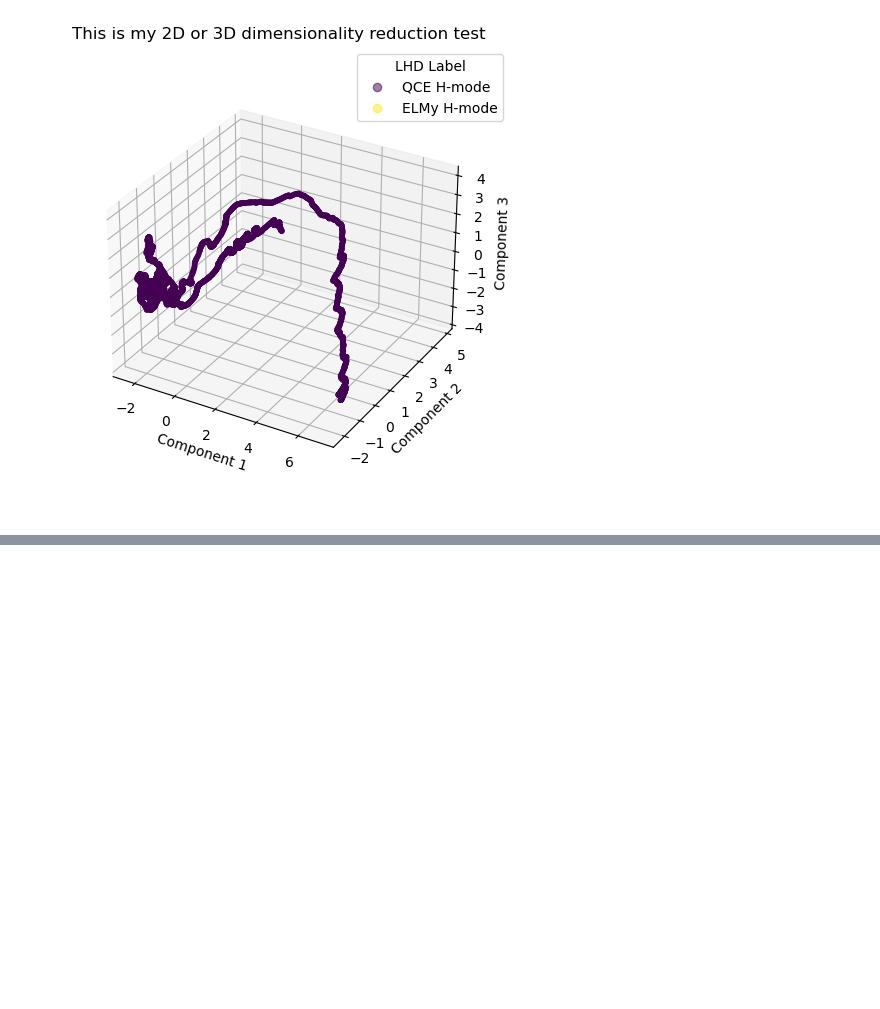
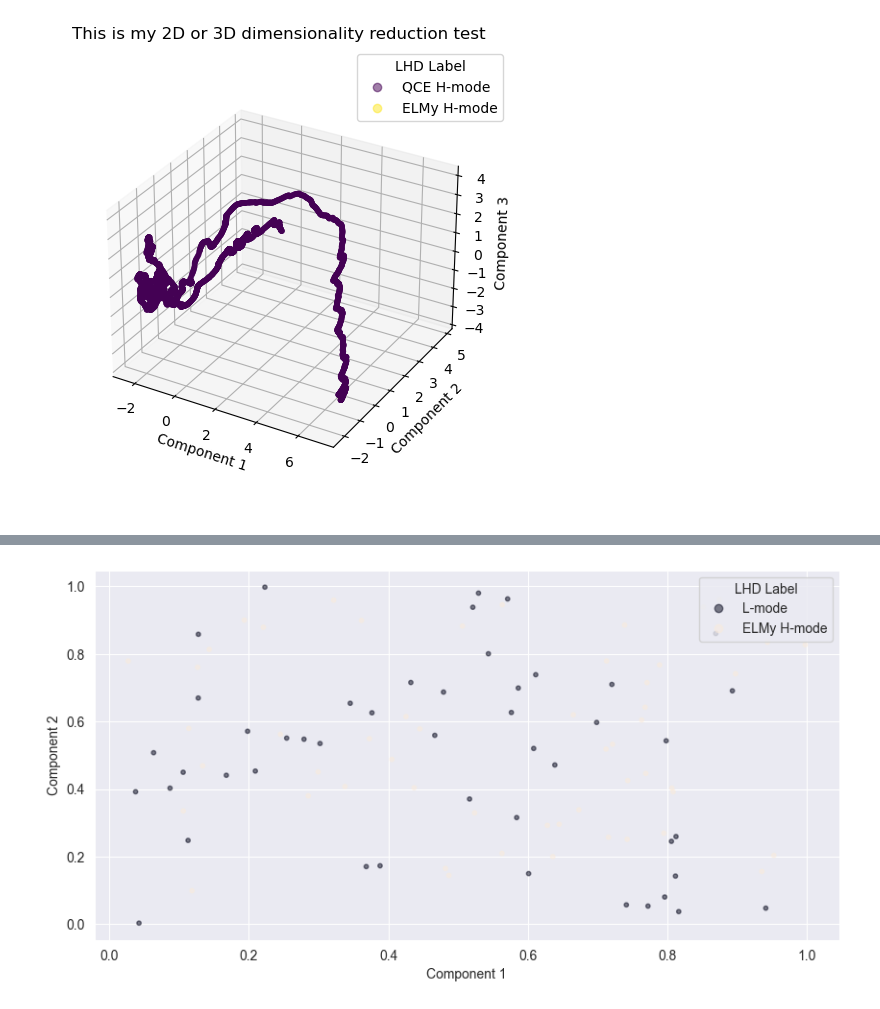
Before and after one commit to Captcha-ML/tokamak-unsupervised, a Jupyter notebook: testing_stuff.ipynb, the cells around one changed output, grey strips where cells are left out. Saved outputs shown, nothing was run; the diff lists cells and outputs as text; code cells hidden in the pictures; blank space fills up the shorter version.

```diff
--- a/testing_stuff.ipynb
+++ b/testing_stuff.ipynb
@@ -19,0 +35,10 @@ draw_reduced_space(perform_pca(X, n_components = 3), y, n_components = 3, title
+# %%
+components = np.random.rand(100, 2)
+s_y = np.random.choice([0, 2], size=100)  # Simulate "L-mode" (0) and "ELMy H-mode" (2)
+title = "Test 2D Plot (L-mode & ELMy H-mode)"
+legend_labels = ['L-mode', 'ELMy H-mode']
+
+# Ensure no errors are raised
+draw_reduced_space(components, s_y, n_components=2)
+# %% [output]
+[figure, added]
```
Also changed, not shown: parts of 2 cells of this notebook.
